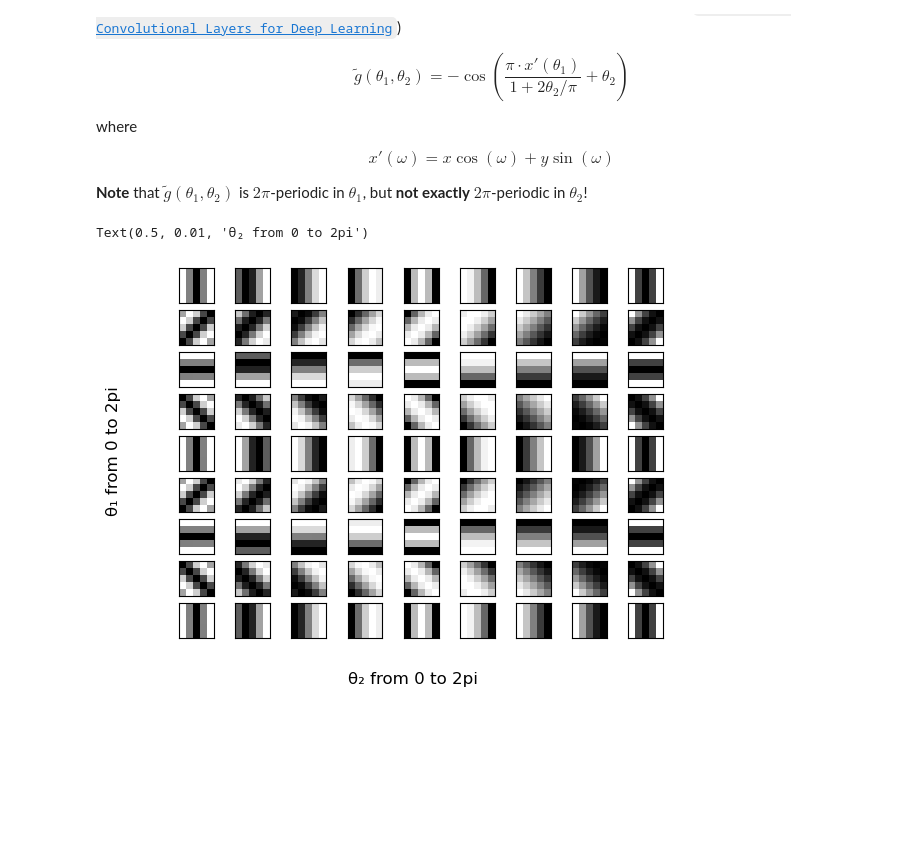
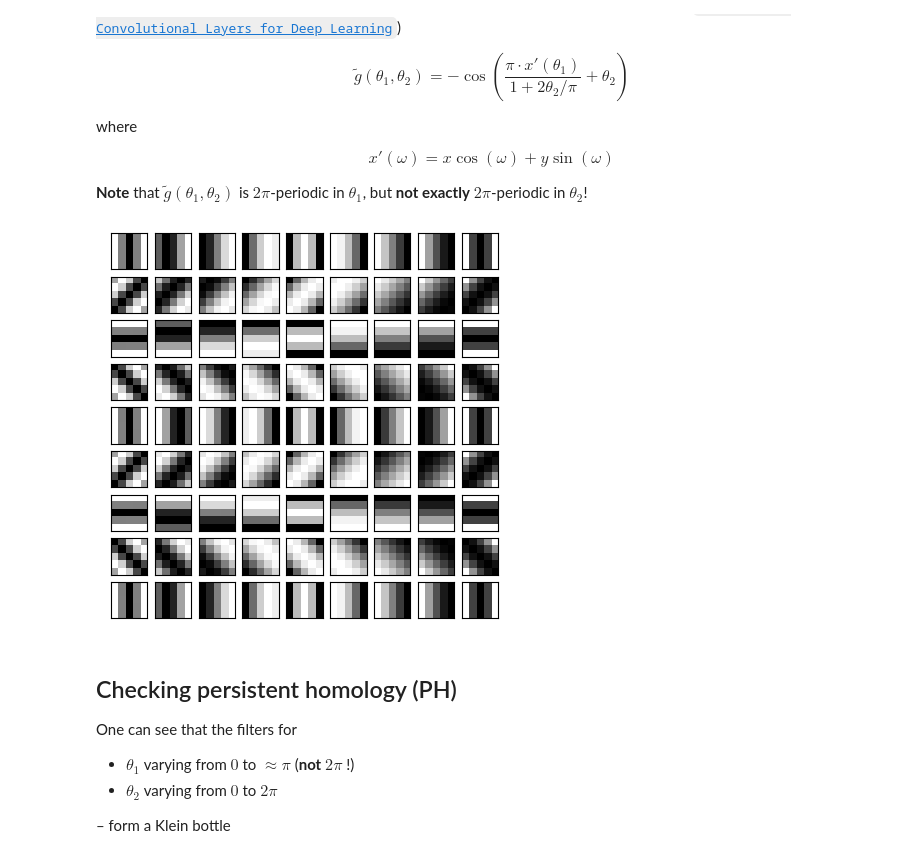
Before and after one commit to bekemax/KleinVAE, a Jupyter notebook: sampling-Gabor.ipynb, the cells around one changed output. Saved outputs shown, nothing was run; the diff lists cells and outputs as text; code cells hidden in the pictures; blank space fills up the shorter version.

Commit message:
Klein-Gabor filters illustration

```diff
--- a/sampling-Gabor.ipynb
+++ b/sampling-Gabor.ipynb
@@ -44,24 +44,37 @@ xv, yv = np.meshgrid(xs, ys)
 # %%
 n = 8
 
-fig, ax = plt.subplots(n+1,n+1)
+fig = plt.figure(figsize=(5,5))
+ax = fig.subplots(n+1,n+1)
 
 for i in range(0,n+1):
     for j in range(0,n+1):
 
         ax[i,j].imshow(GK((2*np.pi/8)*i,(2*np.pi/8)*j).f(xv,yv),
                         cmap='gray')
         ax[i,j].axes.get_xaxis().set_ticks([])
         ax[i,j].axes.get_yaxis().set_ticks([])
 
         # for showing indices
         #ax[i,j].set_title(f'{i},{j}')
 
 # i - theta1 - 2pi-periodic
 # j - theta2 - ALMOST 2pi-periodic
 
-fig.supylabel('θ₁ from 0 to 2pi')
-fig.supxlabel('θ₂ from 0 to 2pi')
+#fig.supylabel('θ₁ from 0 to 2pi')
+#fig.supxlabel('θ₂ from 0 to 2pi')
+
+#fig.savefig('Klein-Gabor-filters.png', dpi=300, transparent=True)
+
+plt.show()
 # %% [output]
-Text(0.5, 0.01, 'θ₂ from 0 to 2pi')
-[figure, old version]
+[figure, new version]
+# %% [markdown]
+## Checking persistent homology (PH)
+
+One can see that the filters for
+
+- $\theta_1$ varying from $0$ to $\approx\!\pi$ (**not** $2\pi$ !)
+- $\theta_2$ varying from $0$ to $2\pi$
+
+– form a Klein bottle
```
Also changed, not shown: parts of 8 cells of this notebook, 4 other files.
